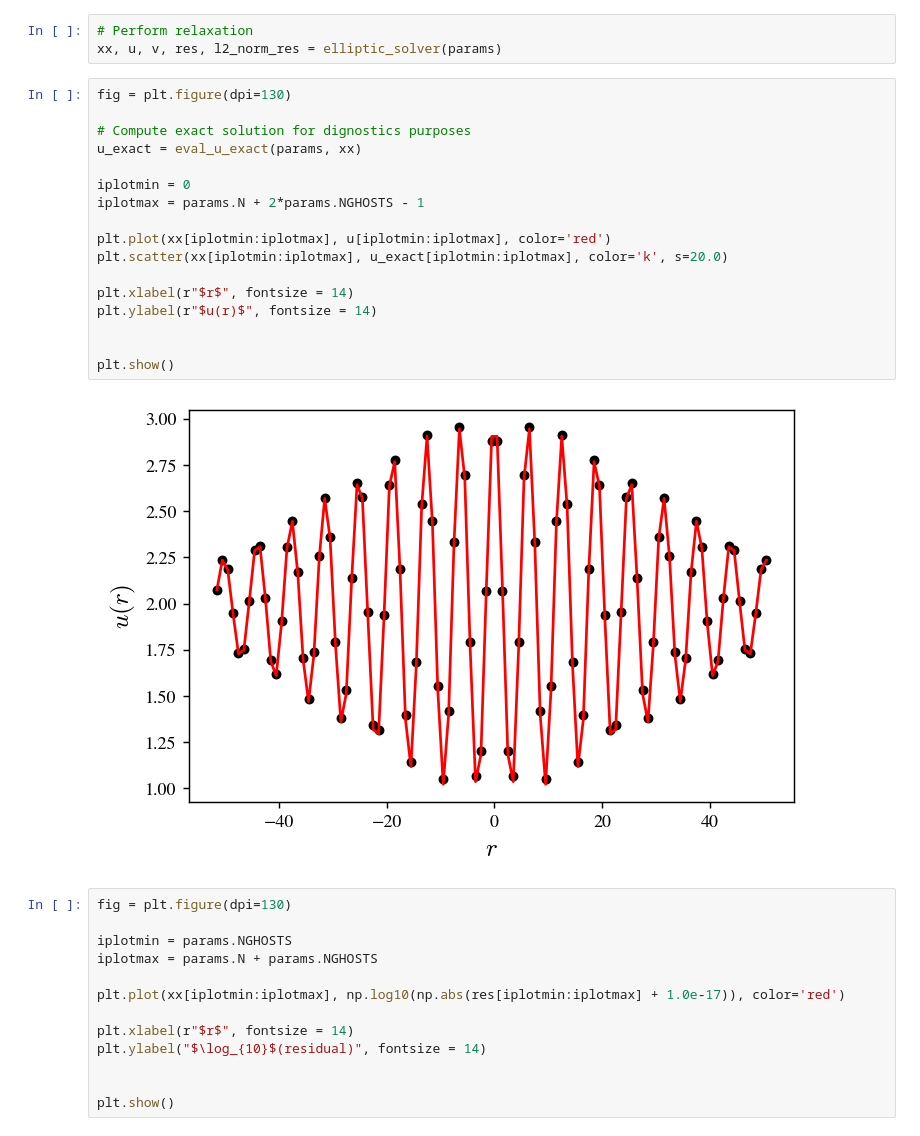
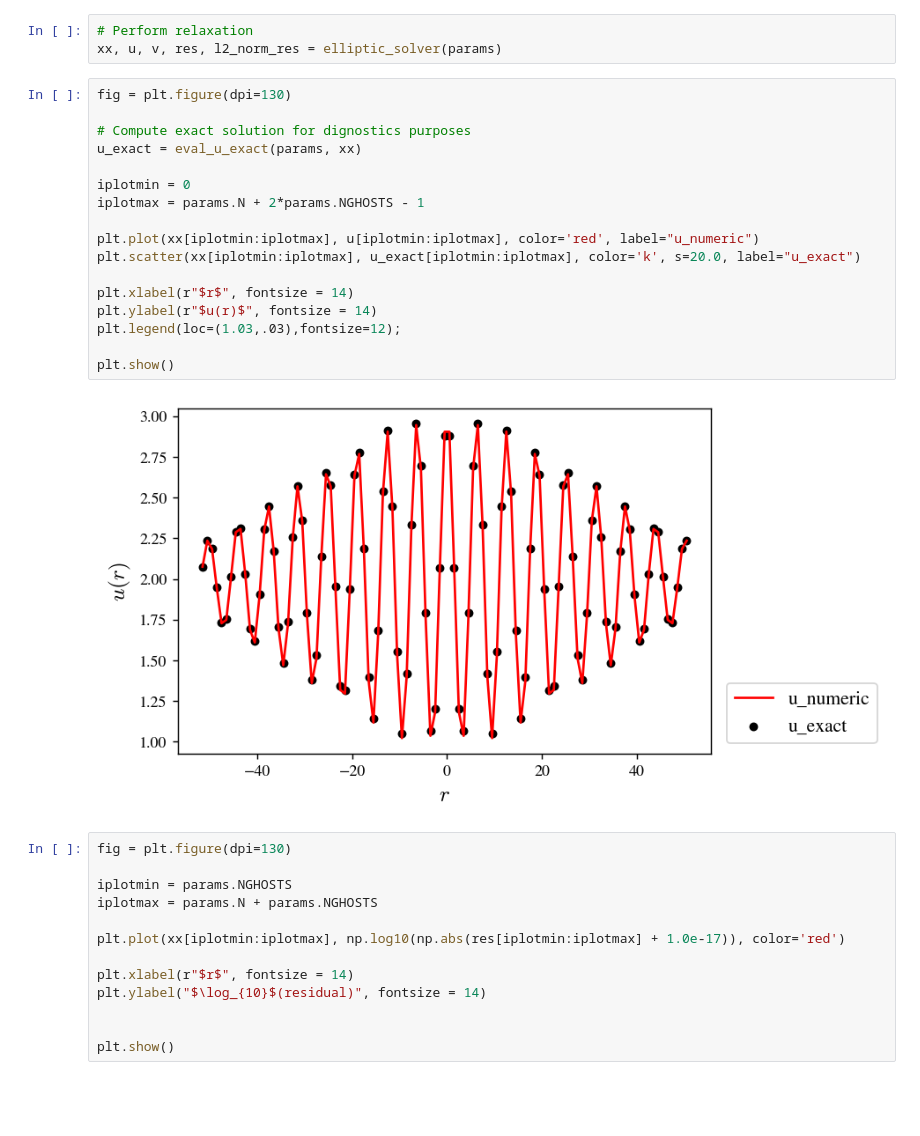
Before and after one commit to assumpcaothiago/etk2022nrpy, a Jupyter notebook: Tutorial-1D-Elliptic-solver-in-Python.ipynb, the cells around one changed output. Drawn from its saved outputs; the diff is of its cells as text; blank space fills up the shorter version.

```diff
--- a/Tutorial-1D-Elliptic-solver-in-Python.ipynb
+++ b/Tutorial-1D-Elliptic-solver-in-Python.ipynb
@@ -675,22 +675,22 @@ xx, u, v, res, l2_norm_res = elliptic_solver(params)
 # %%
 fig = plt.figure(dpi=130)
 
 # Compute exact solution for dignostics purposes
 u_exact = eval_u_exact(params, xx)
 
 iplotmin = 0
 iplotmax = params.N + 2*params.NGHOSTS - 1
 
-plt.plot(xx[iplotmin:iplotmax], u[iplotmin:iplotmax], color='red')
-plt.scatter(xx[iplotmin:iplotmax], u_exact[iplotmin:iplotmax], color='k', s=20.0)
+plt.plot(xx[iplotmin:iplotmax], u[iplotmin:iplotmax], color='red', label="u_numeric")
+plt.scatter(xx[iplotmin:iplotmax], u_exact[iplotmin:iplotmax], color='k', s=20.0, label="u_exact")
 
 plt.xlabel(r"$r$", fontsize = 14)
 plt.ylabel(r"$u(r)$", fontsize = 14)
-
+plt.legend(loc=(1.03,.03),fontsize=12);
 
 plt.show()
 # %% [output]
-[figure, old version]
+[figure, new version]
 # %%
 fig = plt.figure(dpi=130)
 
```
Also changed, not shown: parts of 7 cells of this notebook, 1 other file.
